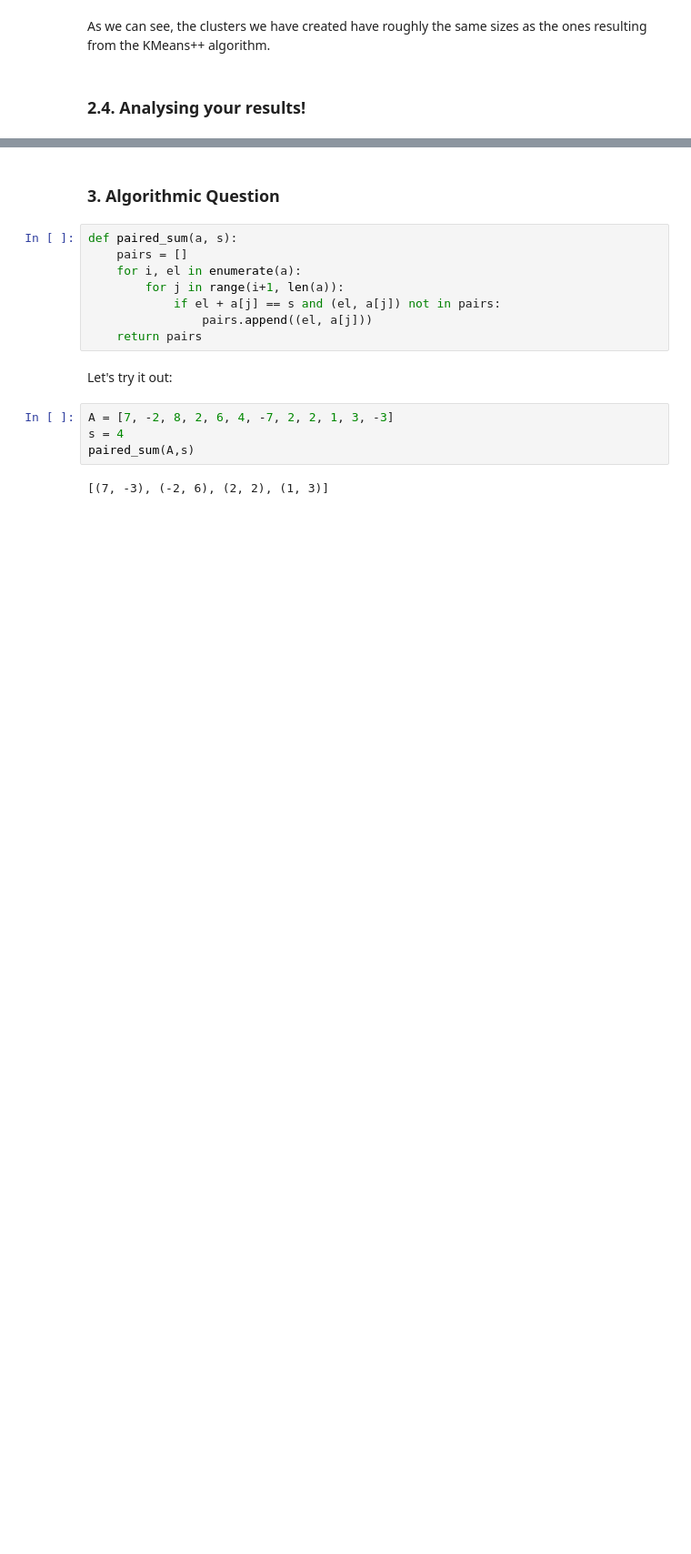
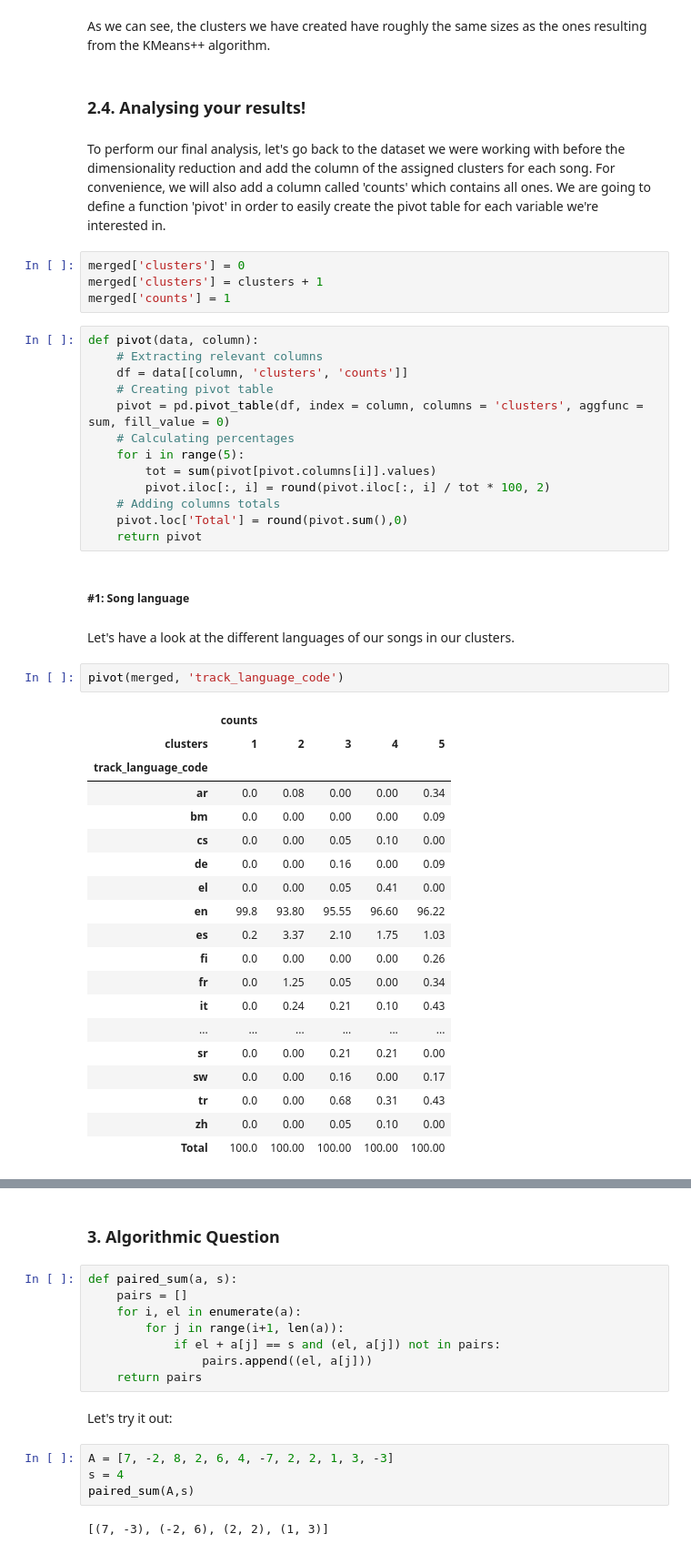
Before and after one commit to alessandro12036/adm_hw4, a Jupyter notebook: ex2.ipynb, the cells around one changed output, grey strips where cells are left out. Shown at 91% size. Cells and saved outputs as stored; diff of their text form; blank space fills up the shorter version.

```diff
--- a/ex2.ipynb
+++ b/ex2.ipynb
@@ -370,3 +374,48 @@ pd.DataFrame([clust_perc, clust_perc_sk])
 As we can see, the clusters we have created have roughly the same sizes as the ones resulting from the KMeans++ algorithm.
 # %% [markdown]
 ### 2.4. Analysing your results!
+# %% [markdown]
+To perform our final analysis, let's go back to the dataset we were working with before the dimensionality reduction and add the column of the assigned clusters for each song. For convenience, we will also add a column called 'counts' which contains all ones. We are going to define a function 'pivot' in order to easily create the pivot table for each variable we're interested in.
+# %%
+merged['clusters'] = 0
+merged['clusters'] = clusters + 1
+merged['counts'] = 1
+# %%
+def pivot(data, column):
+    # Extracting relevant columns
+    df = data[[column, 'clusters', 'counts']]
+    # Creating pivot table
+    pivot = pd.pivot_table(df, index = column, columns = 'clusters', aggfunc = sum, fill_value = 0)
+    # Calculating percentages
+    for i in range(5):
+        tot = sum(pivot[pivot.columns[i]].values)
+        pivot.iloc[:, i] = round(pivot.iloc[:, i] / tot * 100, 2)
+    # Adding columns totals
+    pivot.loc['Total'] = round(pivot.sum(),0)
+    return pivot
+# %% [markdown]
+##### #1: Song language
+# %% [markdown]
+Let's have a look at the different languages of our songs in our clusters.
+# %%
+pivot(merged, 'track_language_code')
+# %% [output]
+|  | counts |  |  |  |  |
+| clusters | 1 | 2 | 3 | 4 | 5 |
+| track_language_code |  |  |  |  |  |
+| ar | 0.0 | 0.08 | 0.00 | 0.00 | 0.34 |
+| bm | 0.0 | 0.00 | 0.00 | 0.00 | 0.09 |
+| cs | 0.0 | 0.00 | 0.05 | 0.10 | 0.00 |
+| de | 0.0 | 0.00 | 0.16 | 0.00 | 0.09 |
+| el | 0.0 | 0.00 | 0.05 | 0.41 | 0.00 |
+| en | 99.8 | 93.80 | 95.55 | 96.60 | 96.22 |
+| es | 0.2 | 3.37 | 2.10 | 1.75 | 1.03 |
+| fi | 0.0 | 0.00 | 0.00 | 0.00 | 0.26 |
+| fr | 0.0 | 1.25 | 0.05 | 0.00 | 0.34 |
+| it | 0.0 | 0.24 | 0.21 | 0.10 | 0.43 |
+| ... | ... | ... | ... | ... | ... |
+| sr | 0.0 | 0.00 | 0.21 | 0.21 | 0.00 |
+| sw | 0.0 | 0.00 | 0.16 | 0.00 | 0.17 |
+| tr | 0.0 | 0.00 | 0.68 | 0.31 | 0.43 |
+| zh | 0.0 | 0.00 | 0.05 | 0.10 | 0.00 |
+| Total | 100.0 | 100.00 | 100.00 | 100.00 | 100.00 |
```
Also changed, not shown: parts of 62 cells of this notebook.
